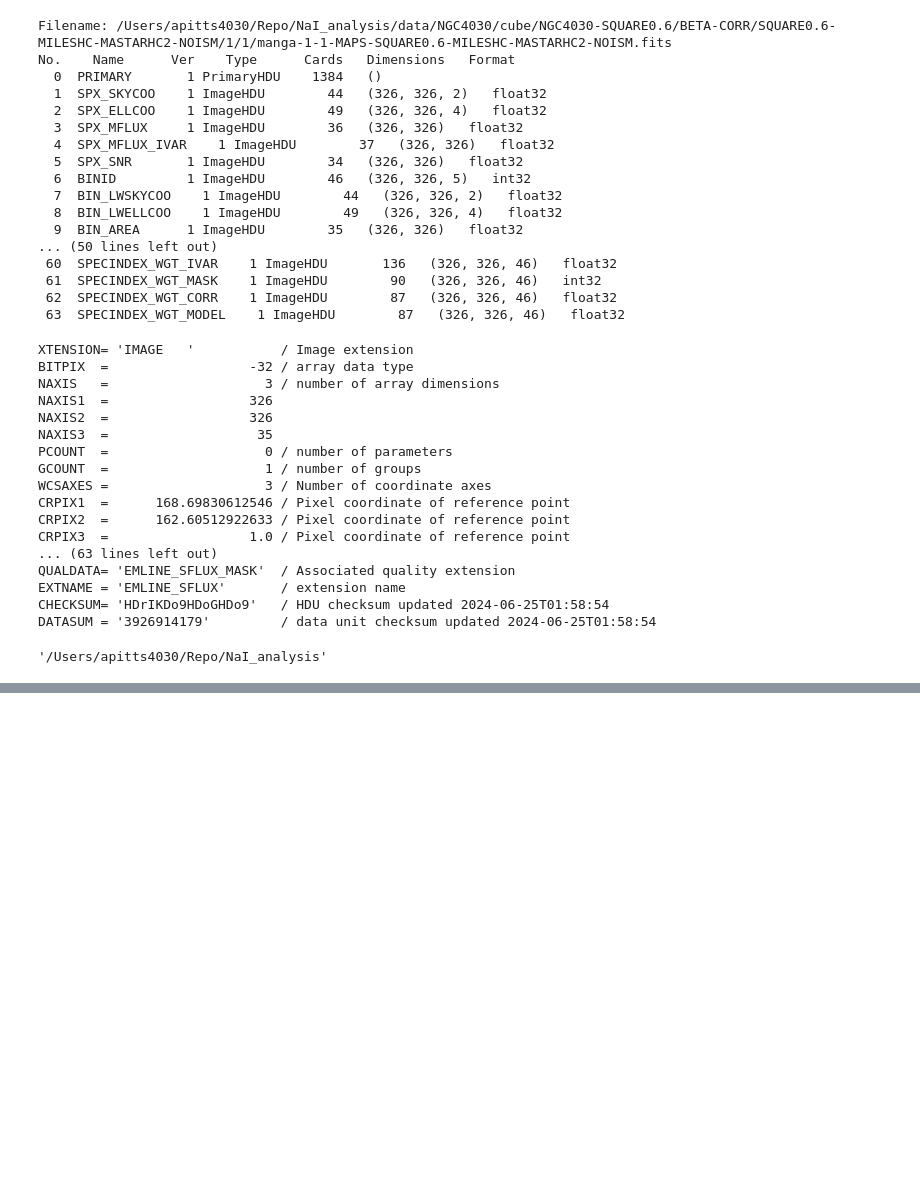
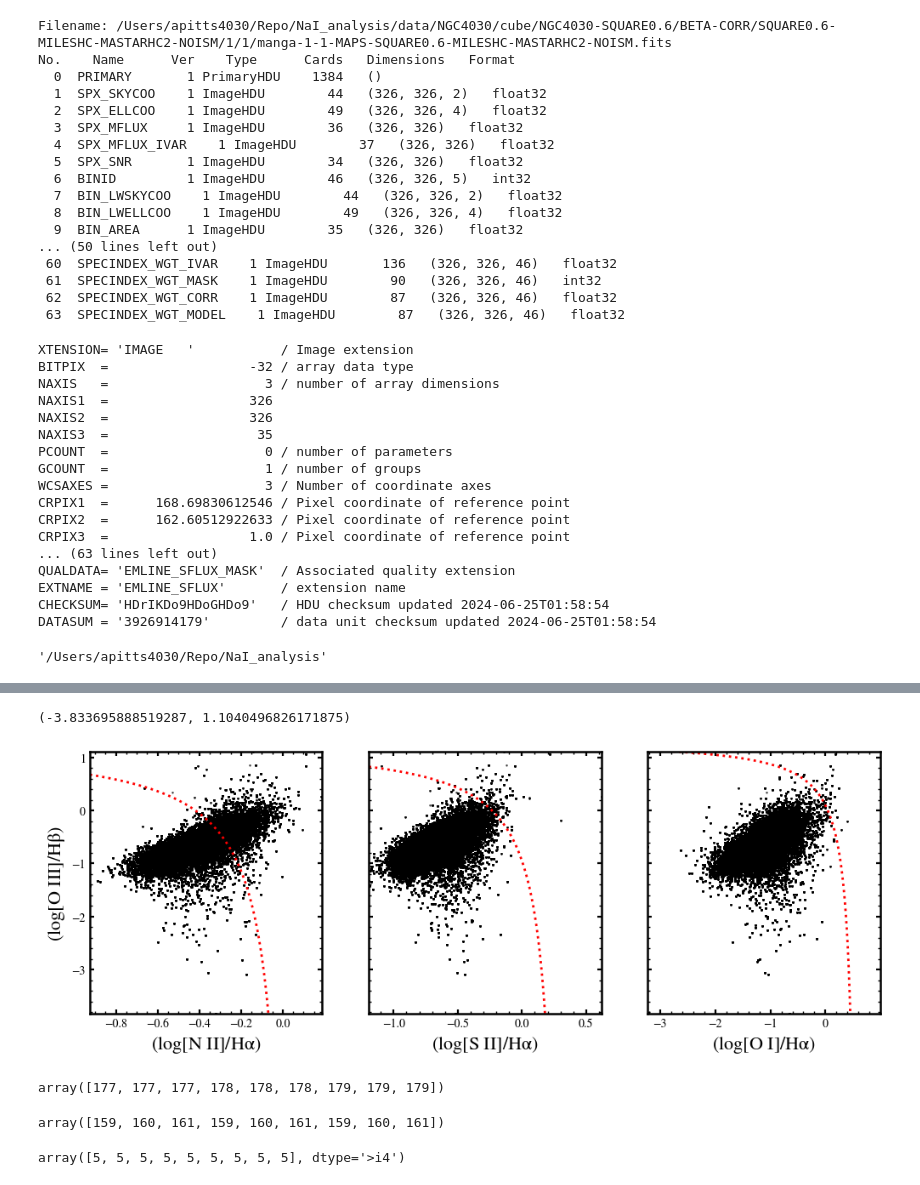
Before and after one commit to aj-pitts/NaI_analysis, a Jupyter notebook: Testing.ipynb, the cells around one changed output, grey strips where cells are left out. Saved outputs shown, nothing was run; the diff lists cells and outputs as text; code cells hidden in the pictures; blank space fills up the shorter version.

```diff
--- a/Testing.ipynb
+++ b/Testing.ipynb
@@ -153,0 +242,68 @@ test = 100 * u.m
+# %%
+ha = emlines[23]
+hb = emlines[14]
+
+#oiii = emlines[15] #oiii 4690
+oiii = emlines[16] #oiii 5007
+
+oiii_hb = np.log10(oiii/hb)
+
+sii = emlines[25] + emlines[26] # sii 6718 + 6732
+
+sii_ha = np.log10(sii/ha)
+
+oi = emlines[20] # oi 6302
+#oi = emlines[21] # oi 6365
+
+oi_ha = np.log10(oi/ha)
+
+#nii = emlines[22] # nii 6549
+nii = emlines[24] # nii 6585
+
+nii_ha = np.log10(nii/ha)
+
+fake_niiha = np.linspace(np.min(nii_ha[np.isfinite(nii_ha)]),np.max(nii_ha[np.isfinite(nii_ha)]),1000)
+fake_siiha = np.linspace(np.min(sii_ha[np.isfinite(sii_ha)]),np.max(sii_ha[np.isfinite(sii_ha)]),1000)
+fake_oiha = np.linspace(np.min(oi_ha[np.isfinite(oi_ha)]),np.max(oi_ha[np.isfinite(oi_ha)]),1000)
+
+fig, ax = plt.subplots(1,3,figsize=(12,4),sharey=True)
+
+
+
+ax[0].plot(nii_ha,oiii_hb,'v',color='k',ms=1,alpha=0.75)
+
+demarcation = lambda log_lr: 0.61 / (log_lr - 0.05) + 1.3
+classification = demarcation(fake_niiha)
+w = fake_niiha < 0.05
+ax[0].plot(fake_niiha[w], classification[w], color='r', linestyle='dotted')
+ax[0].set_ylabel(r"$\mathrm{(log[O\ III]/H \beta)}$")
+ax[0].set_xlabel(r"$\mathrm{(log[N\ II]/H \alpha)}$")
+ax[0].set_xlim(np.min(nii_ha[np.isfinite(nii_ha)]),np.max(nii_ha[np.isfinite(nii_ha)]))
+ax[0].set_ylim(np.min(oiii_hb[np.isfinite(oiii_hb)]),np.max(oiii_hb[np.isfinite(oiii_hb)]))
+
+
+
+ax[1].plot(sii_ha,oiii_hb, 'v', color='k',ms=1,alpha=0.75)
+
+demarcation = lambda log_lr: 0.72 / (log_lr - 0.32) + 1.3
+classification = demarcation(fake_siiha)
+w = fake_siiha < 0.32
+ax[1].plot(fake_siiha[w], classification[w], color='r', linestyle='dotted')
+ax[1].set_xlabel(r"$\mathrm{(log[S\ II]/H \alpha)}$")
+
+ax[0].set_xlim(np.min(nii_ha[np.isfinite(nii_ha)]),np.max(nii_ha[np.isfinite(nii_ha)]))
+ax[0].set_ylim(np.min(oiii_hb[np.isfinite(oiii_hb)]),np.max(oiii_hb[np.isfinite(oiii_hb)]))
+ax[1].set_xlim(np.min(sii_ha[np.isfinite(sii_ha)]),np.max(sii_ha[np.isfinite(sii_ha)]))
+ax[1].set_ylim(np.min(oiii_hb[np.isfinite(oiii_hb)]),np.max(oiii_hb[np.isfinite(oiii_hb)]))
+
+
+ax[2].plot(oi_ha,oiii_hb, 'v', color='k', ms=1, alpha=0.75)
+
+demarcation = lambda log_lr: 0.73 / (log_lr - 0.59) + 1.33
+classification = demarcation(fake_oiha)
+w = fake_oiha < 0.59
+ax[2].plot(fake_oiha[w], classification[w], color='r', linestyle='dotted')
+ax[2].set_xlabel(r"$\mathrm{(log[O\ I]/H \alpha)}$")
+# %% [output]
+(-3.833695888519287, 1.1040496826171875)
+[figure, added]
@@ -153,0 +312,12 @@ test = 100 * u.m
+# %%
+ys
+# %% [output]
+array([177, 177, 177, 178, 178, 178, 179, 179, 179])
+# %%
+xs
+# %% [output]
+array([159, 160, 161, 159, 160, 161, 159, 160, 161])
+# %%
+binid[ys,xs]
+# %% [output]
+array([5, 5, 5, 5, 5, 5, 5, 5, 5], dtype='>i4')
```
Also changed, not shown: parts of 20 cells of this notebook, 7 other files.
